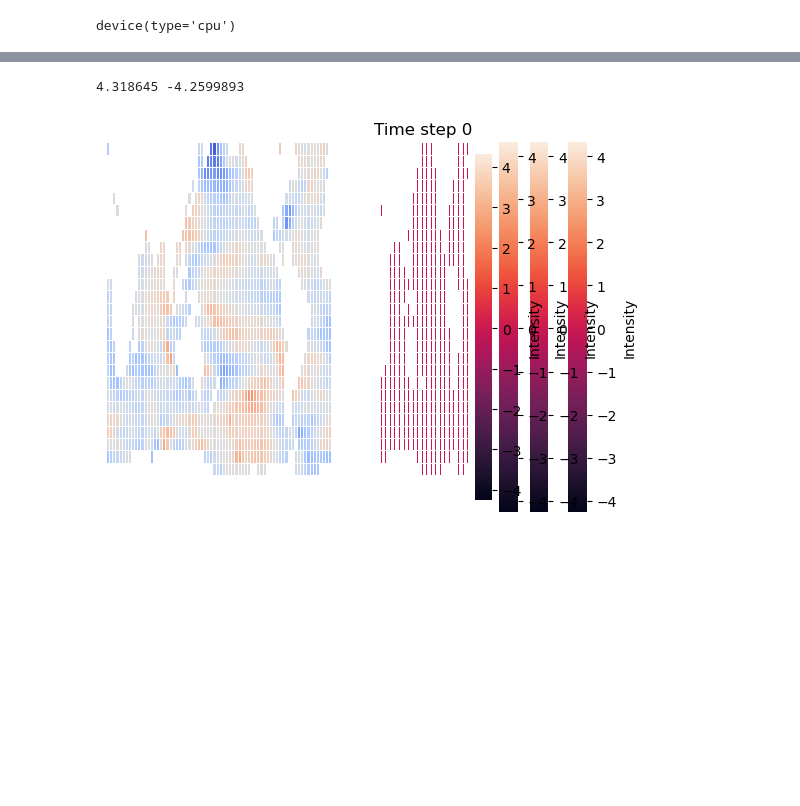
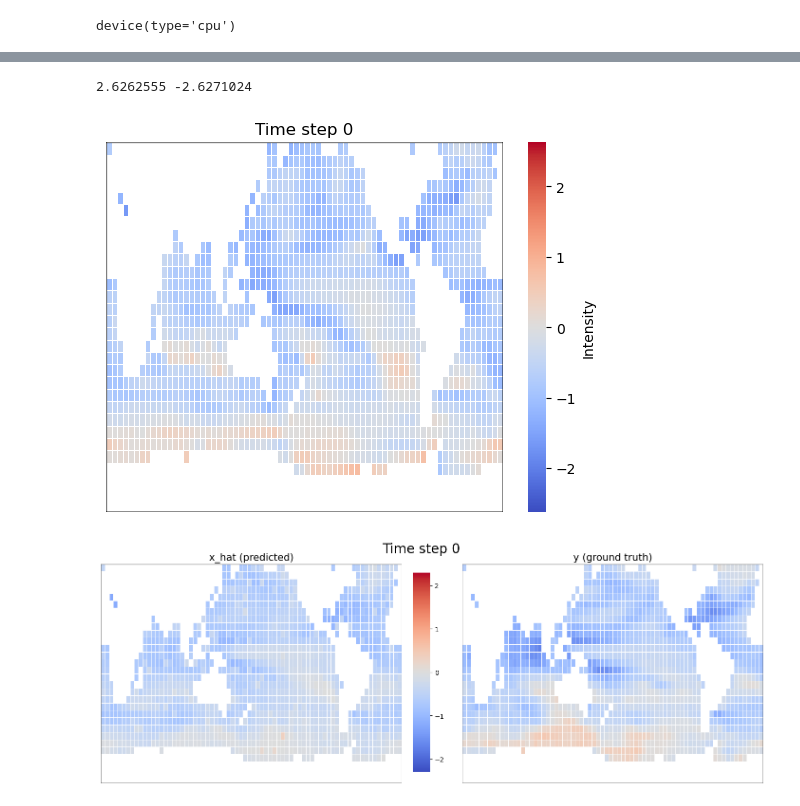
Before and after one commit to Victor2175/gm4cs-m, a Jupyter notebook: vae.ipynb, the cells around one changed output, grey strips where cells are left out. Drawn from its saved outputs; the diff is of its cells as text; code cells hidden in the pictures; blank space fills up the shorter version.

```diff
--- a/vae.ipynb
+++ b/vae.ipynb
@@ -39,20 +41,5 @@ inpute(cope_data, union_nan_mask)
 plot_heatmap(cope_data, 'ICON-ESM-LR', 'r1i1p1f1', 1980)
 # %% [output]
 [figure]
-# %%
-def extract_per_timeserie(cope_data, mask, r=[-10, 10]):
-    X, Y = [], []
-    for model in cope_data.keys():
-        normalized_grids, mean_forced_response, _, _ = normalize_flatten_model(cope_data, model, mask)
-        flattened_mean_forced_response = mean_forced_response.flatten()
-        for run, grid_timeserie in normalized_grids.items():
-            flattened_grid_timeserie = grid_timeserie.flatten()
-
-            if (r[0] < flattened_grid_timeserie.min() and flattened_grid_timeserie.max() < r[1]):
-                X.append(flattened_grid_timeserie)
-                Y.append(flattened_mean_forced_response)
-
-    X, Y = np.array(X), np.array(Y)
-    return X, Y
 # %%
 X, Y = extract_per_timeserie(cope_data, union_nan_mask, r=[-10, 10])
@@ -96,8 +78,8 @@ for epoch in range(epochs):
 
         optimizer.zero_grad()
 
-        x_hat, mean, var = model(x)
-        loss = model.loss(x_hat, y, mean, var)
+        x_hat, mean, logvar = model(x)
+        loss = model.loss(x_hat, y, mean, logvar)
 
         overall_loss += loss.item()
 
@@ -156,10 +119,9 @@ plot_trio_grids(x=x[index], x_hat=x_hat[index], y=y[index], union_nan_mask=union
 # %%
-lr = 1e-3
-epochs = 20
+lr = 2e-3
+epochs = 30
 
-model = VAE(input_dim=1308, hidden_dim=500, latent_dim=100).to(device)
+model = VAE(input_dim=44472, hidden_dim=500, latent_dim=100).to(device)
 optimizer = torch.optim.Adam(model.parameters(), lr=lr)
-
 
 print("Start training VAE...")
 model.train()
@@ -199,3 +170,5 @@ torch.Size([16, 44472])
+# %%
+x, x_hat, y = x.numpy(), x_hat.numpy(), y.numpy()
 # %%
 from plots import get_animated_timeserie
 
@@ -207,8 +188,15 @@ a.save('test_solo.gif', writer='pillow', fps=1)
+# %%
+from plots import get_animated_timeserie
+
+a = get_animated_timeserie(y[0], union_nan_mask)
+a.save('y.gif', writer='pillow', fps=1)
+# %% [output]
+2.6262555 -2.6271024
+[figure, added]
 # %%
 from plots import get_duo_animated_timeserie
 
-a = get_duo_animated_timeserie(np.array(x[0]), np.array(x_hat[0]), union_nan_mask)
-a.save('test_duo.gif', writer='pillow', fps=1)
+a = get_duo_animated_timeserie(x_hat[0], y[0], union_nan_mask)
+a.save('compare_pred_and_truth.gif', writer='pillow', fps=1)
 # %% [output]
-4.318645 -4.2599893
-[figure, old version]
+[figure, new version]
```
Also changed, not shown: parts of 22 cells of this notebook, 2 other files.
